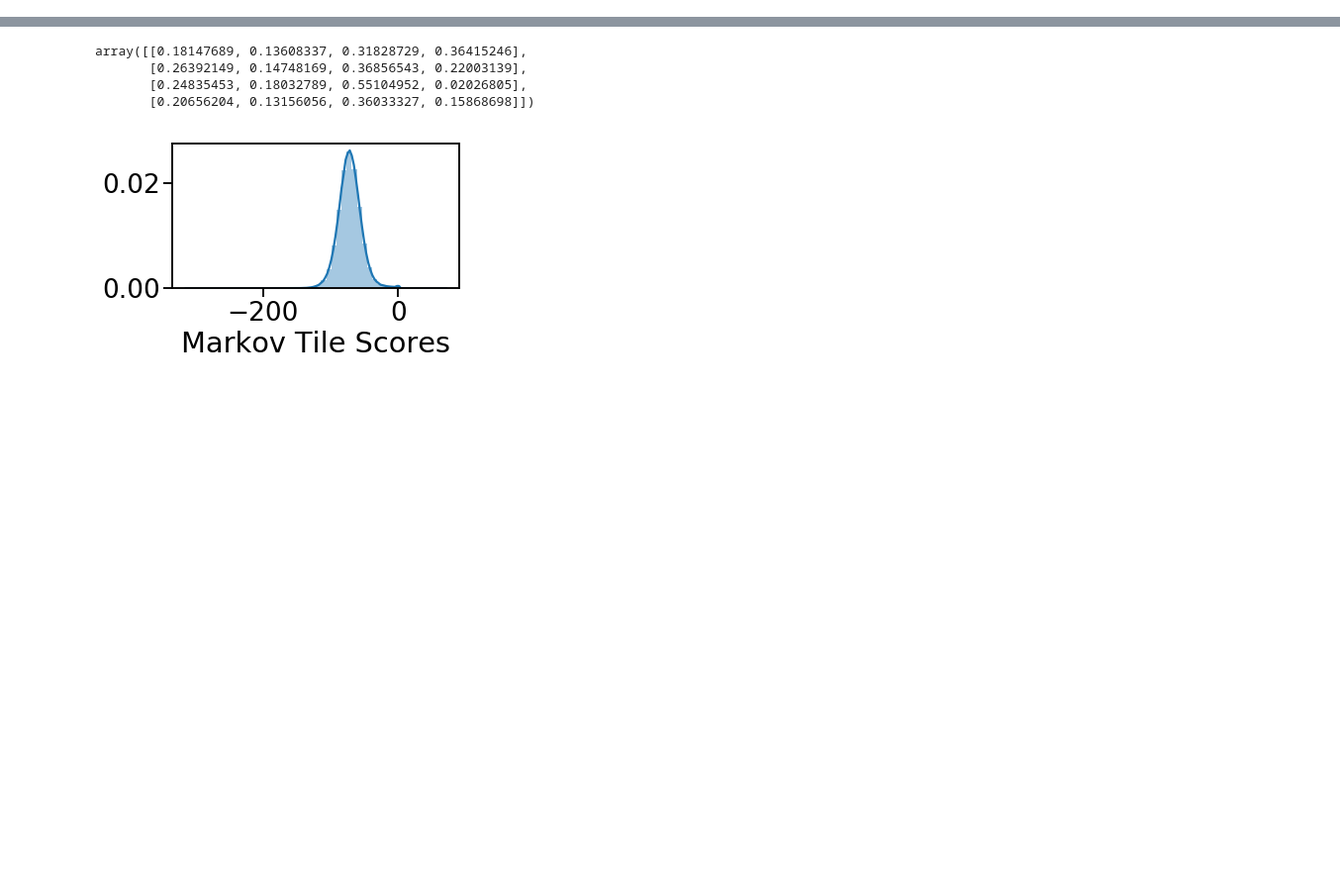
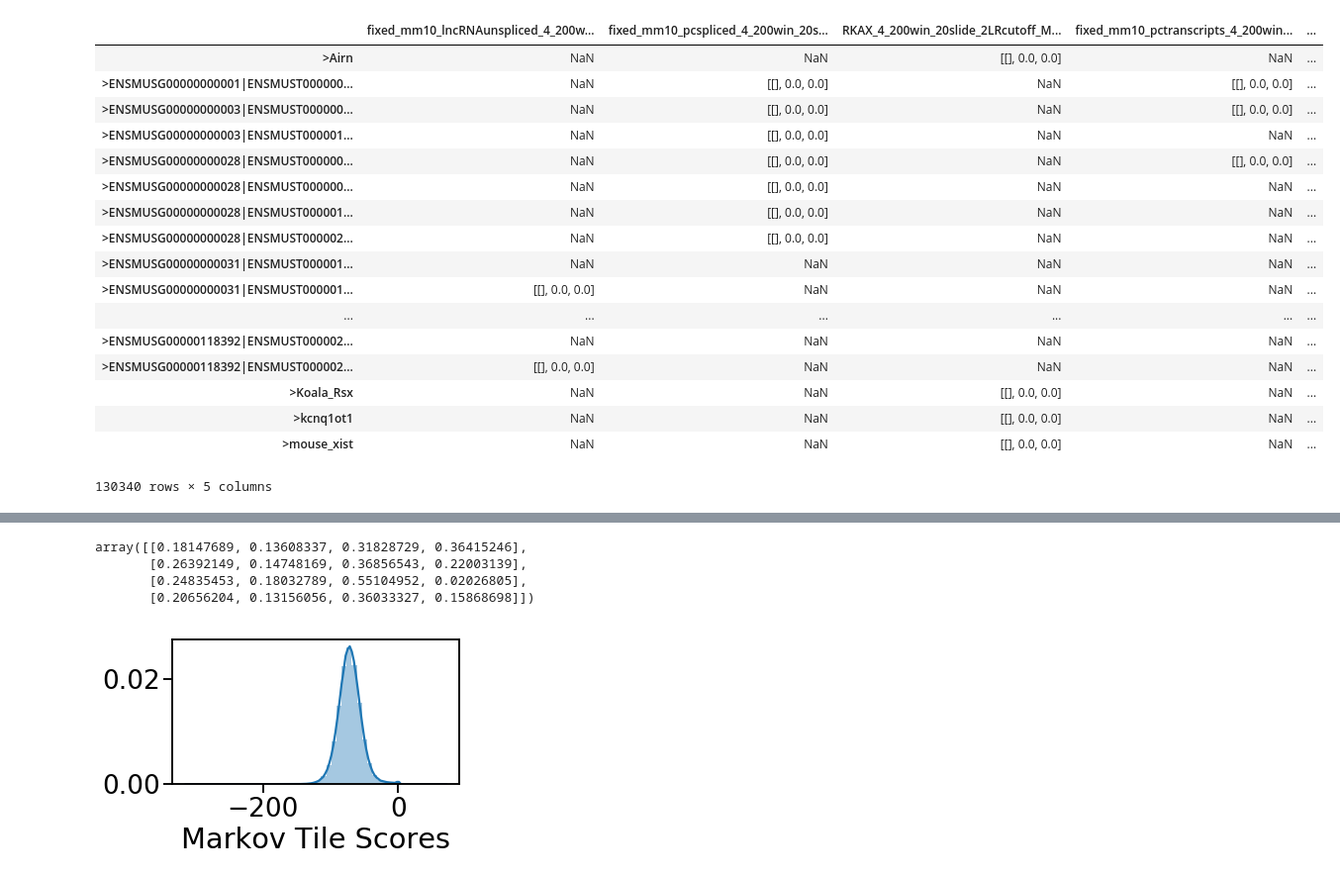
Before and after one commit to spragud2/transcriptomePRC, a Jupyter notebook: markovAnalysis.ipynb, the cells around one changed output, grey strips where cells are left out. Shown: that part at 99% size. Saved outputs shown, nothing was run; the diff lists cells and outputs as text; code cells hidden in the pictures; blank space fills up the shorter version.

```diff
--- a/markovAnalysis.ipynb
+++ b/markovAnalysis.ipynb
@@ -22,5 +21,26 @@ files
 # %%
 dfImport = pd.DataFrame.from_dict(haha)
+# %%
+dfImport
+# %% [output]
+|  | fixed_mm10_lncRNAunspliced_4_200w... | fixed_mm10_pcspliced_4_200win_20s... | RKAX_4_200win_20slide_2LRcutoff_M... | fixed_mm10_pctranscripts_4_200win... | ... |
+| >Airn | NaN | NaN | [[], 0.0, 0.0] | NaN | ... |
+| >ENSMUSG00000000001|ENSMUST000000... | NaN | [[], 0.0, 0.0] | NaN | [[], 0.0, 0.0] | ... |
+| >ENSMUSG00000000003|ENSMUST000000... | NaN | [[], 0.0, 0.0] | NaN | [[], 0.0, 0.0] | ... |
+| >ENSMUSG00000000003|ENSMUST000001... | NaN | [[], 0.0, 0.0] | NaN | NaN | ... |
+| >ENSMUSG00000000028|ENSMUST000000... | NaN | [[], 0.0, 0.0] | NaN | [[], 0.0, 0.0] | ... |
+| >ENSMUSG00000000028|ENSMUST000000... | NaN | [[], 0.0, 0.0] | NaN | NaN | ... |
+| >ENSMUSG00000000028|ENSMUST000001... | NaN | [[], 0.0, 0.0] | NaN | NaN | ... |
+| >ENSMUSG00000000028|ENSMUST000002... | NaN | [[], 0.0, 0.0] | NaN | NaN | ... |
+| >ENSMUSG00000000031|ENSMUST000001... | NaN | NaN | NaN | NaN | ... |
+| >ENSMUSG00000000031|ENSMUST000001... | [[], 0.0, 0.0] | NaN | NaN | NaN | ... |
+| ... | ... | ... | ... | ... | ... |
+| >ENSMUSG00000118392|ENSMUST000002... | NaN | NaN | NaN | NaN | ... |
+| >ENSMUSG00000118392|ENSMUST000002... | [[], 0.0, 0.0] | NaN | NaN | NaN | ... |
+| >Koala_Rsx | NaN | NaN | [[], 0.0, 0.0] | NaN | ... |
+| >kcnq1ot1 | NaN | NaN | [[], 0.0, 0.0] | NaN | ... |
+| >mouse_xist | NaN | NaN | [[], 0.0, 0.0] | NaN | ... |
+130340 rows × 5 columns
 # %%
 agg = {}
 for col in dfImport.columns:
```
Also changed, not shown: parts of 5 cells of this notebook, 7 other files.
